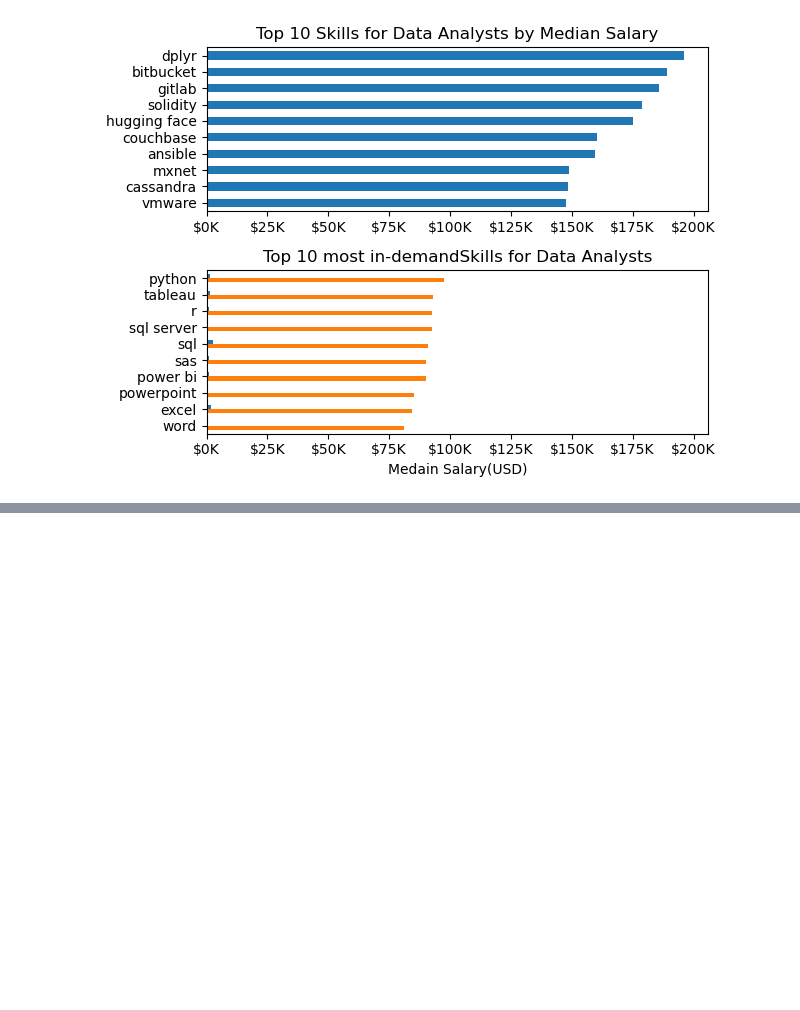
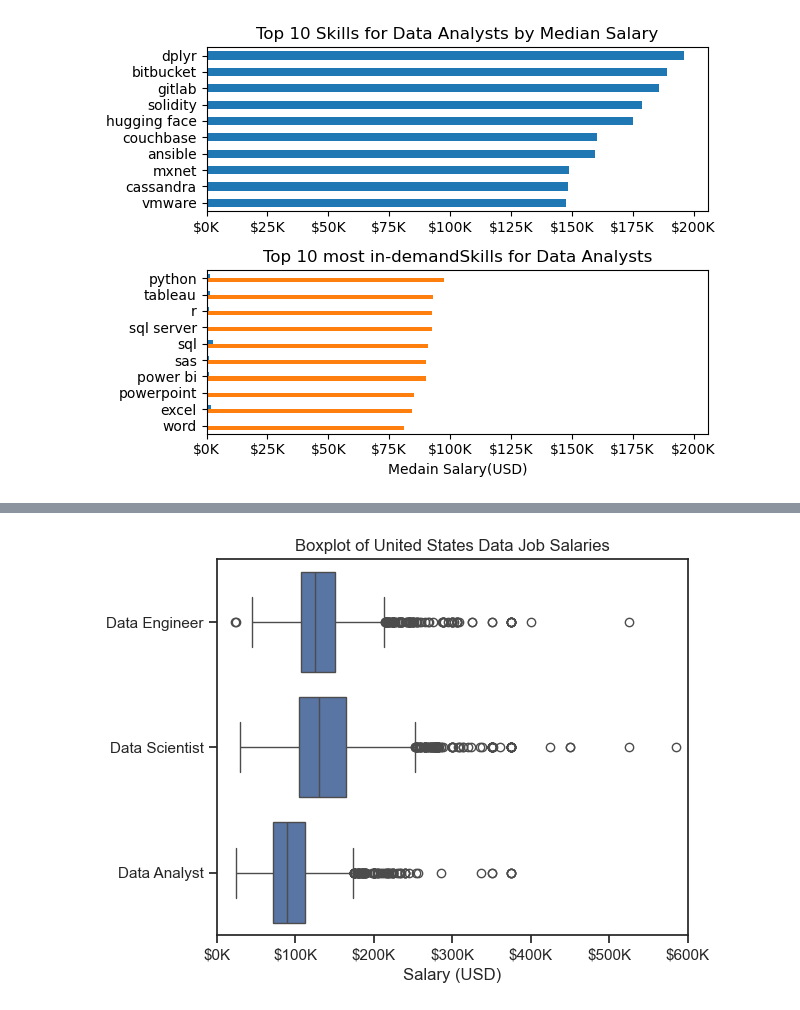
Before and after one commit to IbraSsen/python_data_project, a Jupyter notebook: advanced section/1_pandas_accessing_data.ipynb, the cells around one changed output, grey strips where cells are left out. Saved outputs shown, nothing was run; the diff lists cells and outputs as text; code cells hidden in the pictures; blank space fills up the shorter version.

```diff
--- a/advanced section/1_pandas_accessing_data.ipynb
+++ b/advanced section/1_pandas_accessing_data.ipynb
@@ -1492,0 +1560,25 @@ fig.tight_layout()
+# %%
+# df_da_us['salary_year_avg'].plot(kind="box")
+# plt.title('Boxplot of United States Data Analyst Salaries')
+# plt.ylabel('Salary (USD)')
+# plt.show()
+job_titles = ['Data Analyst','Data Engineer','Data Scientist']
+df_us = df.loc[(df['job_title_short'].isin(job_titles)) & (df['job_country'] == 'United States')]
+df_us = df_us.dropna(subset=['salary_year_avg'])
+job_list = [df_us[df_us['job_title_short'] == job_title]['salary_year_avg'] for job_title in job_titles]
+
+# plt.boxplot(job_list, labels=job_titles, vert=False)
+
+sns.boxplot(data=df_us, x='salary_year_avg', y='job_title_short', orient='h')
+
+
+plt.title('Boxplot of United States Data Job Salaries')
+plt.ylabel('')
+plt.xlabel('Salary (USD)')
+plt.xlim(0, 600000)
+ax= plt.gca()
+ax.xaxis.set_major_formatter(plt.FuncFormatter(lambda x, p: f'${int(x/1000)}K'))
+plt.tight_layout()
+plt.show()
+# %% [output]
+[figure, added]
```
Also changed, not shown: parts of 3 cells of this notebook, 1 other file.
